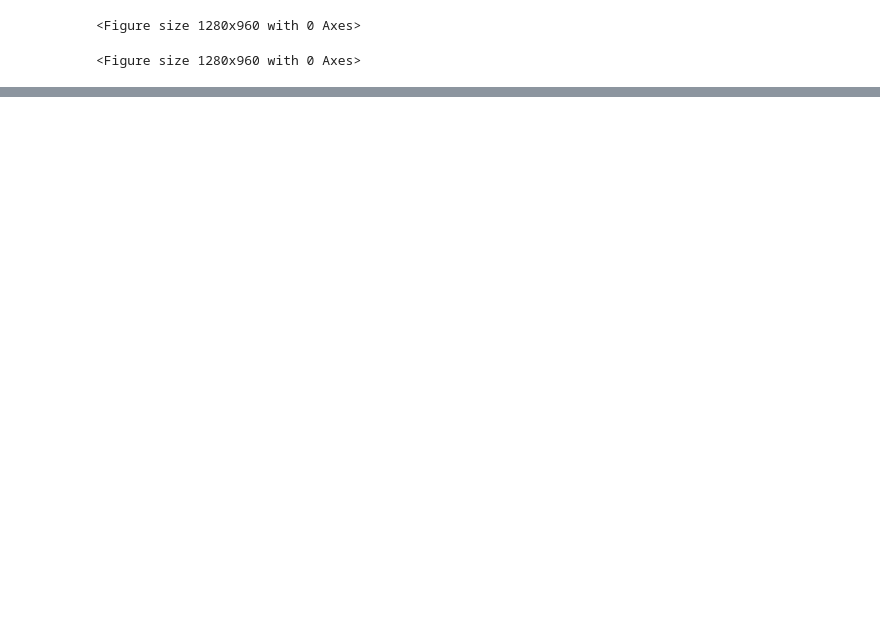
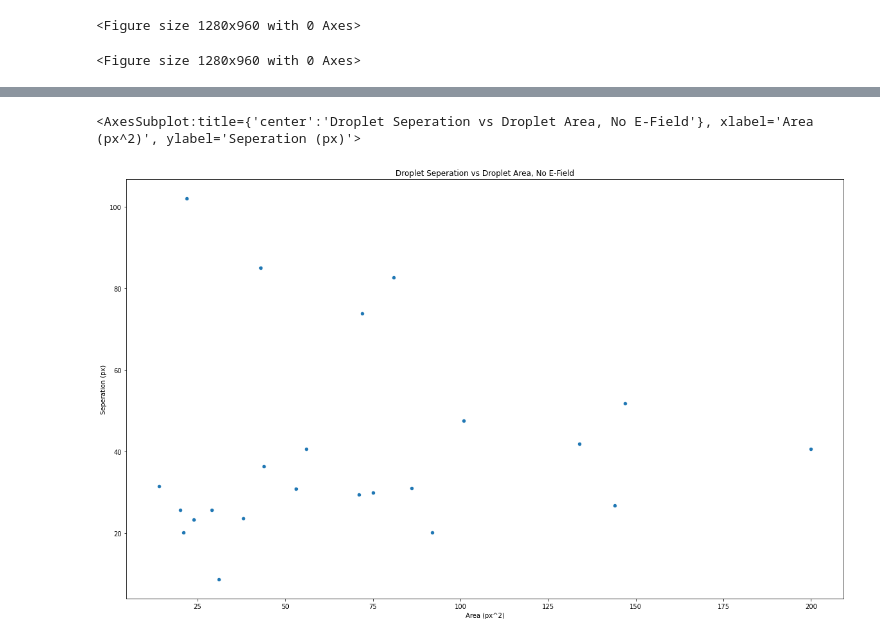
Before and after one commit to KeithHedlund13/dropletEmulsionDensity, a Jupyter notebook: parafinOilDropletTracking.ipynb, the cells around one changed output, grey strips where cells are left out. Cells and saved outputs as stored; diff of their text form; code cells hidden in the pictures; blank space fills up the shorter version.

```diff
--- a/parafinOilDropletTracking.ipynb
+++ b/parafinOilDropletTracking.ipynb
@@ -123,10 +123,10 @@ for region in skimage.measure.regionprops(label_image, intensity_image=im):
     if region.area < 10 or region.area > 20000:
         continue
 
-    if region.mean_intensity < 1:
+    if region.mean_intensity > 1:
         continue
     index += 1
-    features = features.append([{'index':index, 'y':region.centroid[0], 'x':region.centroid[1]}])
+    features = features.append([{'index':index, 'y':region.centroid[0], 'x':region.centroid[1], 'Area (px^2)':region.area}])
 features = features.set_index('index')
 # %%
 #Displays the features which will be tracked in the next part
@@ -138,7 +138,7 @@ tp.annotate(features, im)
 numFeatures = len(features.index)
 closest = []
 
-for p in range(1, numFeatures):
+for p in range(1, numFeatures+1):
     testRange = features.drop(p, axis=0)
     distances = []
 
@@ -168,12 +168,14 @@ for p in range(1, numFeatures):
         dist = np.sqrt(dx+dy)
         distances = np.append(distances, dist)
 
-    closest = np.append(closest,np.amin(distances))
+    close=np.amin(distances)
+    closest = np.append(closest,close)
+    # features = features.append([{'closest':close}])
 
-
+features['Seperation (px)']=closest
 maxd = np.amax(closest)
 mind = np.amin(closest)
 devd = np.std(closest)
-closest = np.average(closest)
-print("the average seperation of the features is ", closest, " pixels, with a standard deviation of ", devd)
+avclosest = np.average(closest)
+print("the average seperation of the features is ", avclosest, " pixels, with a standard deviation of ", devd)
 # %% [output]
@@ -180,0 +204,5 @@ the average seperation of the features is  52.26846121456356  pixels, with a sta
+# %%
+features.plot('Area (px^2)', 'Seperation (px)', 'scatter', title='Droplet Seperation vs Droplet Area, No E-Field')
+# %% [output]
+<AxesSubplot:title={'center':'Droplet Seperation vs Droplet Area, No E-Field'}, xlabel='Area (px^2)', ylabel='Seperation (px)'>
+[figure, added]
```
Also changed, not shown: parts of 8 cells of this notebook.
